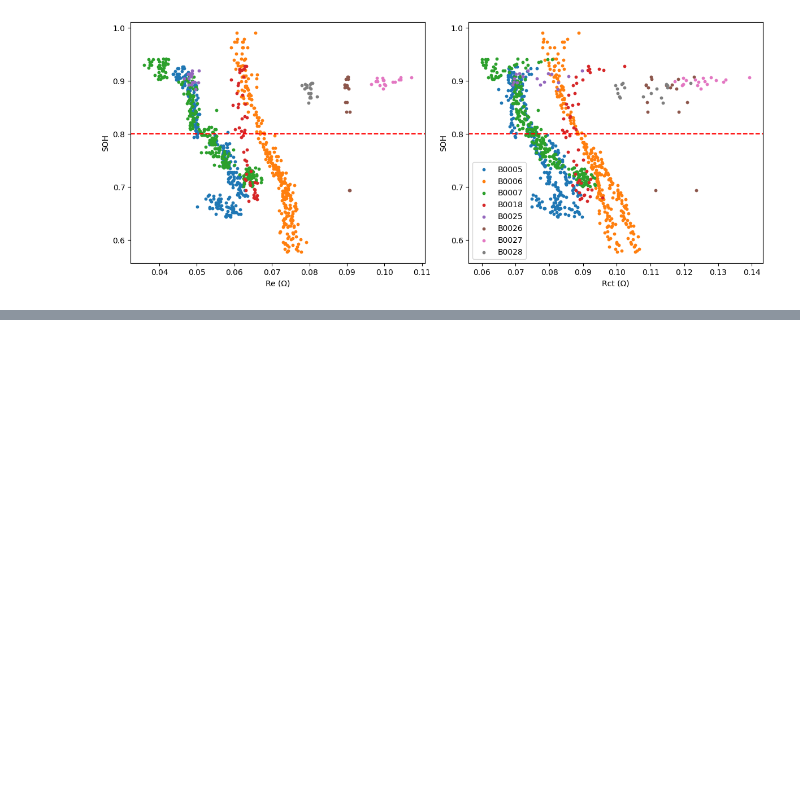
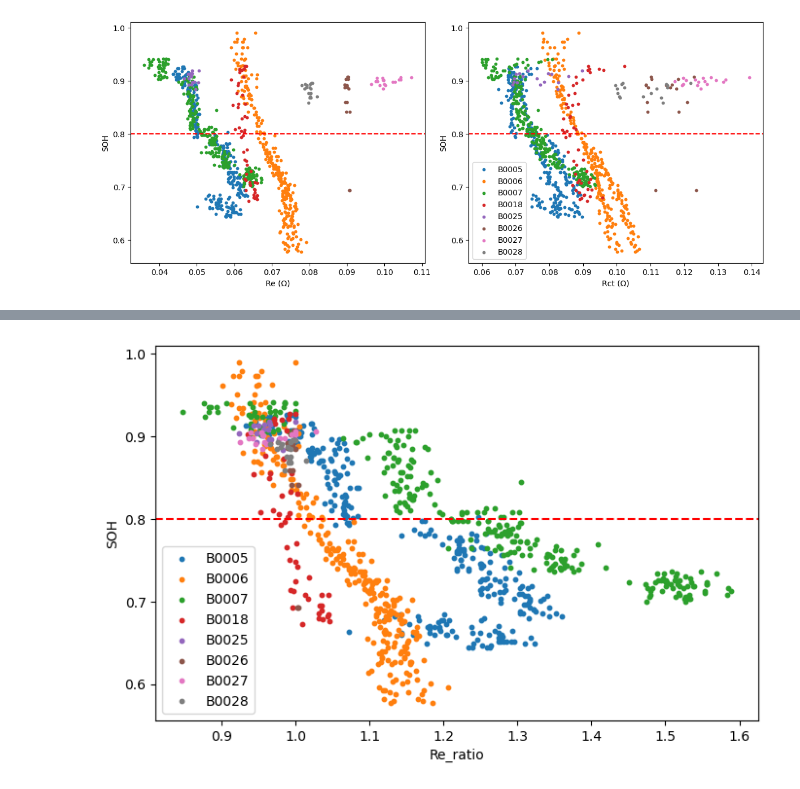
Before and after one commit to UniqueAIEngineer/lithium-battery-analysis, a Jupyter notebook: 01_explore.ipynb, the cells around one changed output, grey strips where cells are left out. Cells and saved outputs as stored; diff of their text form; code cells hidden in the pictures; blank space fills up the shorter version.

```diff
--- a/01_explore.ipynb
+++ b/01_explore.ipynb
@@ -181,3 +181,10 @@ plt.tight_layout()
 plt.show()
 # %% [output]
 [figure]
+# %%
+#261112
+df2 = df2.sort_values(["battery_id","time"])
+df2["Re_first"] = df2.groupby("battery_id")["Re"].transform("first")
+df2["Re_ratio"] = df2["Re"] / df2["Re_first"]
+
+print(df2[["battery_id","time","Re","Re_first","Re_ratio"]].head(10))
@@ -183,0 +203,19 @@ plt.show()
+# %%
+import matplotlib.pyplot as plt
+
+main8 = ["B0005", "B0006", "B0007", "B0018",
+         "B0025", "B0026", "B0027", "B0028"]
+
+d = df2[df2["battery_id"].isin(main8)]
+
+plt.figure(figsize=(8,5))
+for bid, g in d.groupby("battery_id"):
+    plt.scatter(g["Re_ratio"],g["SOH"],s=10,label=bid)
+
+plt.axhline(0.8,color="red",linestyle="--")
+plt.xlabel("Re_ratio")
+plt.ylabel("SOH")
+plt.legend()
+plt.show()
+# %% [output]
+[figure, added]
```
Also changed, not shown: parts of 13 cells of this notebook, 1 other file.
